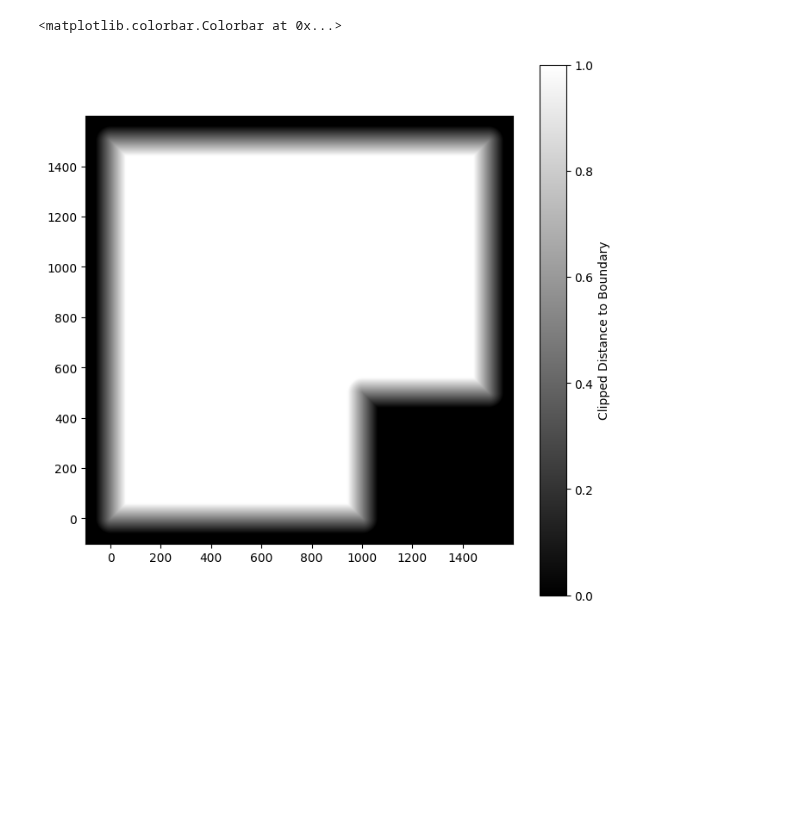
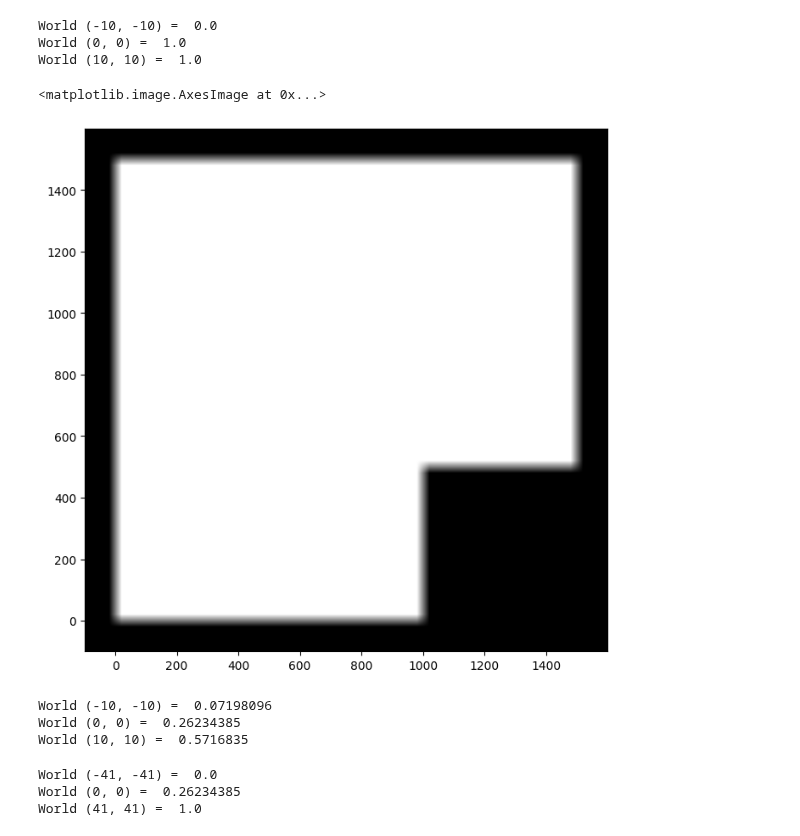
Before and after one commit to PacktPublishing/Learn-Robotics-Programming-3rd-edition, a Jupyter notebook: experiments/boundary_probabilities.ipynb, the cells around one changed output. Drawn from its saved outputs; the diff is of its cells as text; code cells hidden in the pictures; blank space fills up the shorter version.

```diff
--- a/experiments/boundary_probabilities.ipynb
+++ b/experiments/boundary_probabilities.ipynb
@@ -131,18 +64,43 @@ plt.colorbar(label='Signed Distance to Boundary')
-# %%
-# Clip the combined field to a range of -span to +span
-span = 60 # pixels
-clipped_field = np.clip(combined_field, -span, span)
-# Normalize to [0, 1]
-normalized_field = (clipped_field + span) / (2 * span)
-# Plot the normalized probability field
-plt.figure(figsize=(8, 8))
-plt.imshow(
-    normalized_field,
-    cmap='gray',
-    origin='lower',
-    extent=[x_range[0], x_range[-1], y_range[0], y_range[-1]]
-)
-plt.colorbar(label='Normalised gradient')
-# %% [output]
-<matplotlib.colorbar.Colorbar at 0x...>
-[figure, removed]
+# %%
+print("World (-10, -10) = ", inside_boundary_field[margin - 10, margin - 10])
+print("World (0, 0) = ", inside_boundary_field[margin, margin])
+print("World (10, 10) = ", inside_boundary_field[margin + 10, margin + 10])
+# %% [output]
+World (-10, -10) =  0.0
+World (0, 0) =  1.0
+World (10, 10) =  1.0
+# %%
+span = 41
+blurred = cv2.blur(inside_boundary_field, (span, span))
+
+plt.figure(figsize=(8, 8))
+plt.gca().set_facecolor('black')
+
+plt.xlim(wx_range[0], wx_range[-1])
+plt.ylim(wy_range[0], wy_range[-1])
+
+plt.imshow(
+    blurred,
+    cmap='gray',
+    origin='lower',
+    extent=[wx_range[0], wx_range[-1], wy_range[0], wy_range[-1]]
+)
+# %% [output]
+<matplotlib.image.AxesImage at 0x...>
+[figure, added]
+# %%
+print("World (-10, -10) = ", blurred[margin - 10, margin - 10])
+print("World (0, 0) = ", blurred[margin, margin])
+print("World (10, 10) = ", blurred[margin + 10, margin + 10])
+# %% [output]
+World (-10, -10) =  0.07198096
+World (0, 0) =  0.26234385
+World (10, 10) =  0.5716835
+# %%
+print("World (-41, -41) = ", blurred[margin - 41, margin - 41])
+print("World (0, 0) = ", blurred[margin, margin])
+print("World (41, 41) = ", blurred[margin + 41, margin + 41])
+# %% [output]
+World (-41, -41) =  0.0
+World (0, 0) =  0.26234385
+World (41, 41) =  1.0
```
Also changed, not shown: parts of 8 cells of this notebook, 1 other file.
